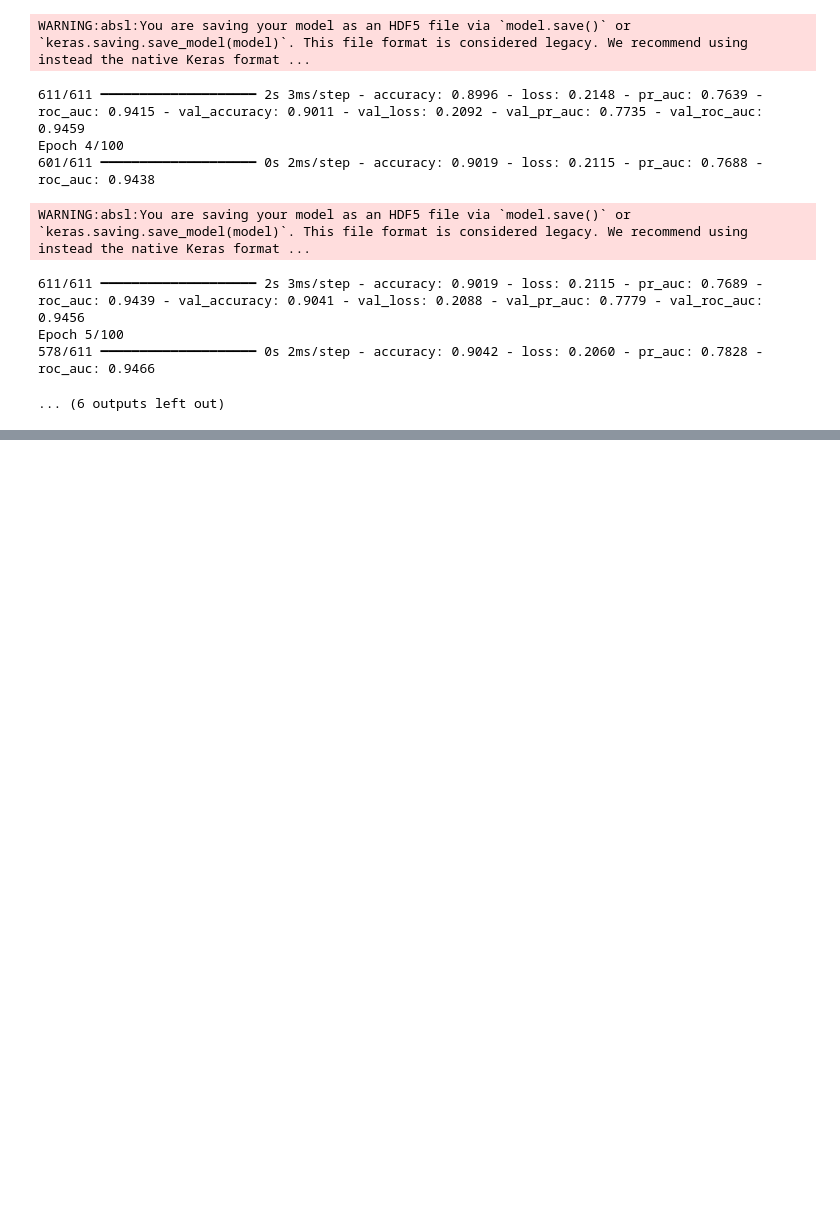
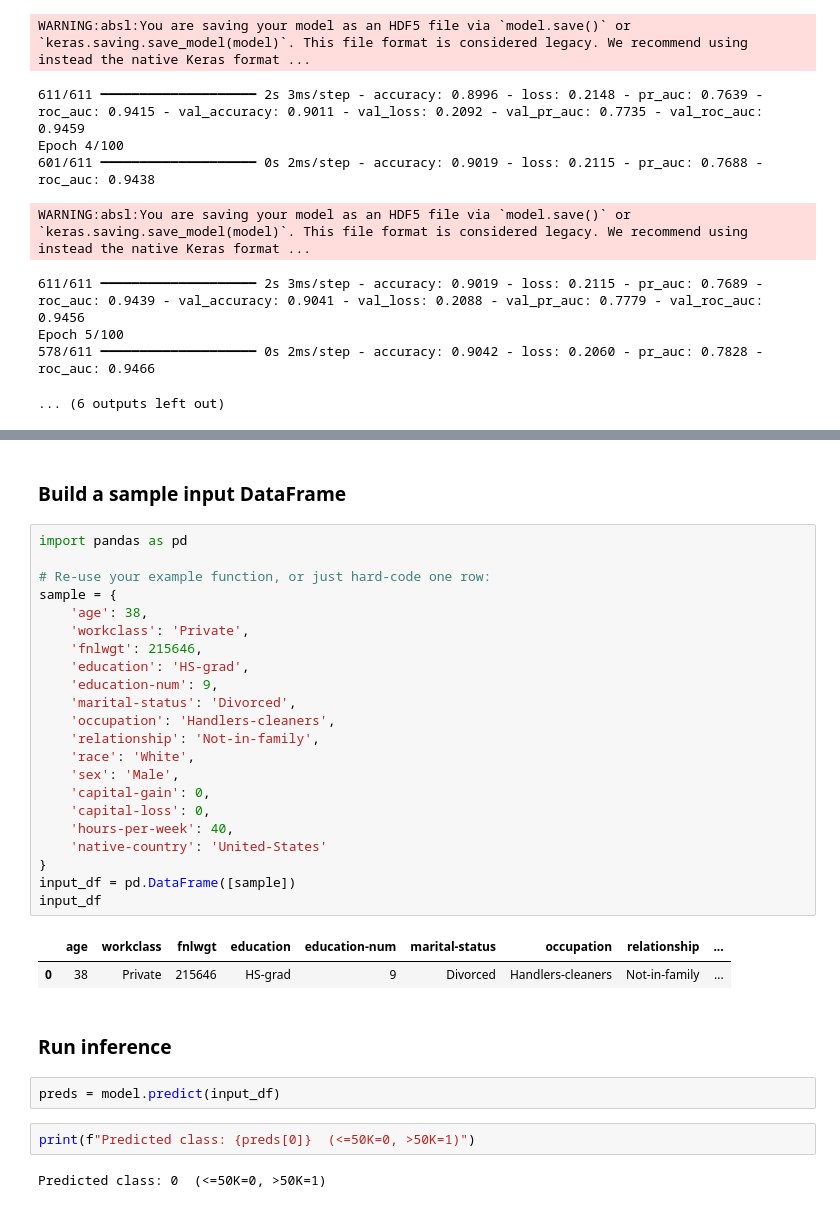
Before and after one commit to tharindu-sankalpa/mlflow-enterprise-platform, a Jupyter notebook: notebook/adult-classification.ipynb, the cells around one changed output, grey strips where cells are left out. Drawn from its saved outputs; the diff is of its cells as text; blank space fills up the shorter version.

Commit message:
Model Deployment steps added

```diff
--- a/notebook/adult-classification.ipynb
+++ b/notebook/adult-classification.ipynb
@@ -1871,0 +1701,35 @@ OSError: No such file or directory: '/var/folders/_j/56hv4rgj2yn_2z_m3dwvcwhc000
+# %% [markdown]
+### Build a sample input DataFrame
+# %%
+import pandas as pd
+
+# Re-use your example function, or just hard-code one row:
+sample = {
+    'age': 38,
+    'workclass': 'Private',
+    'fnlwgt': 215646,
+    'education': 'HS-grad',
+    'education-num': 9,
+    'marital-status': 'Divorced',
+    'occupation': 'Handlers-cleaners',
+    'relationship': 'Not-in-family',
+    'race': 'White',
+    'sex': 'Male',
+    'capital-gain': 0,
+    'capital-loss': 0,
+    'hours-per-week': 40,
+    'native-country': 'United-States'
+}
+input_df = pd.DataFrame([sample])
+input_df
+# %% [output]
+|  | age | workclass | fnlwgt | education | education-num | marital-status | occupation | relationship | ... |
+| 0 | 38 | Private | 215646 | HS-grad | 9 | Divorced | Handlers-cleaners | Not-in-family | ... |
+# %% [markdown]
+### Run inference
+# %%
+preds = model.predict(input_df)
+# %%
+print(f"Predicted class: {preds[0]}  (<=50K=0, >50K=1)")
+# %% [output]
+Predicted class: 0  (<=50K=0, >50K=1)
```
Also changed, not shown: parts of 36 cells of this notebook.
